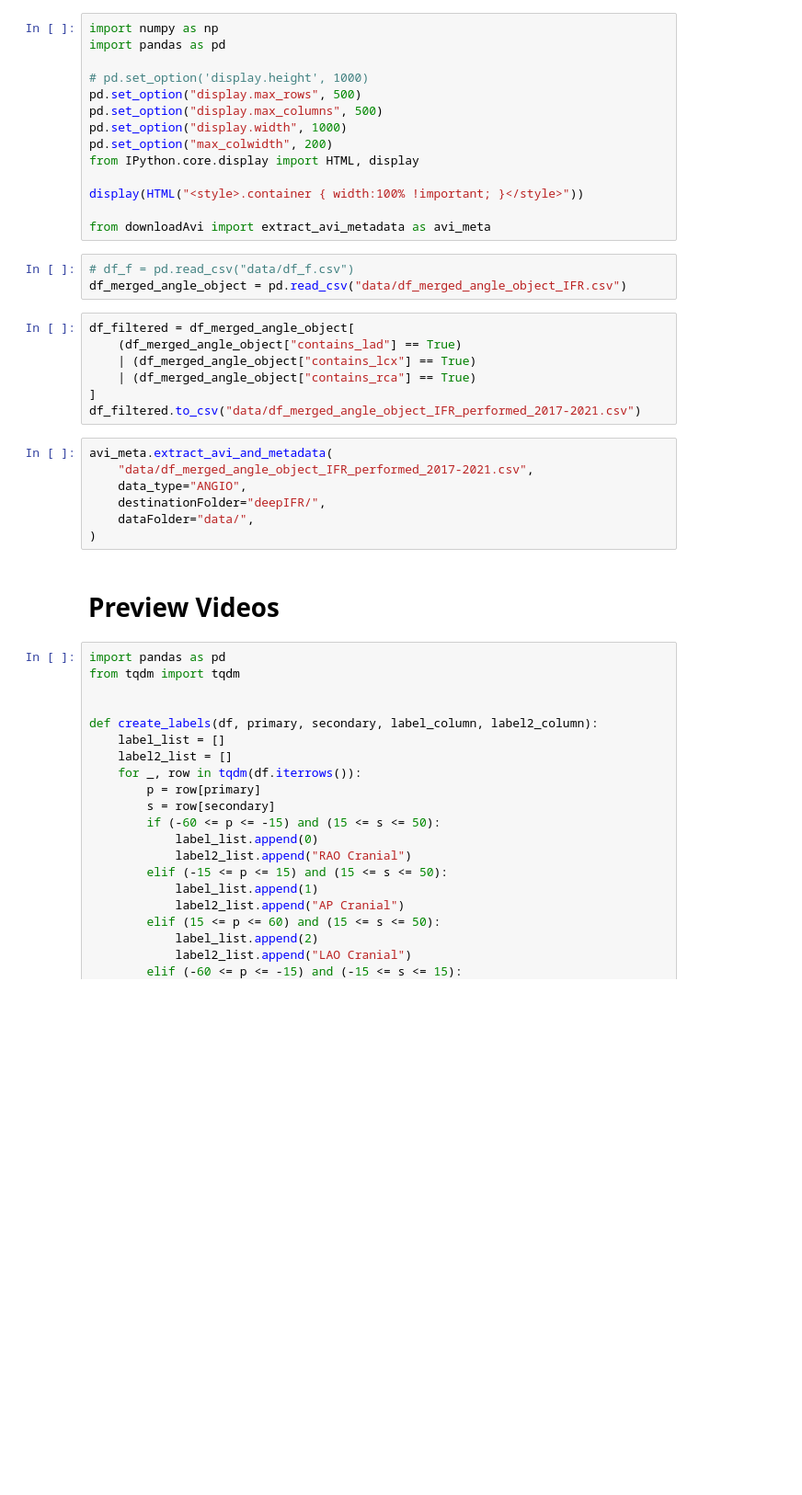
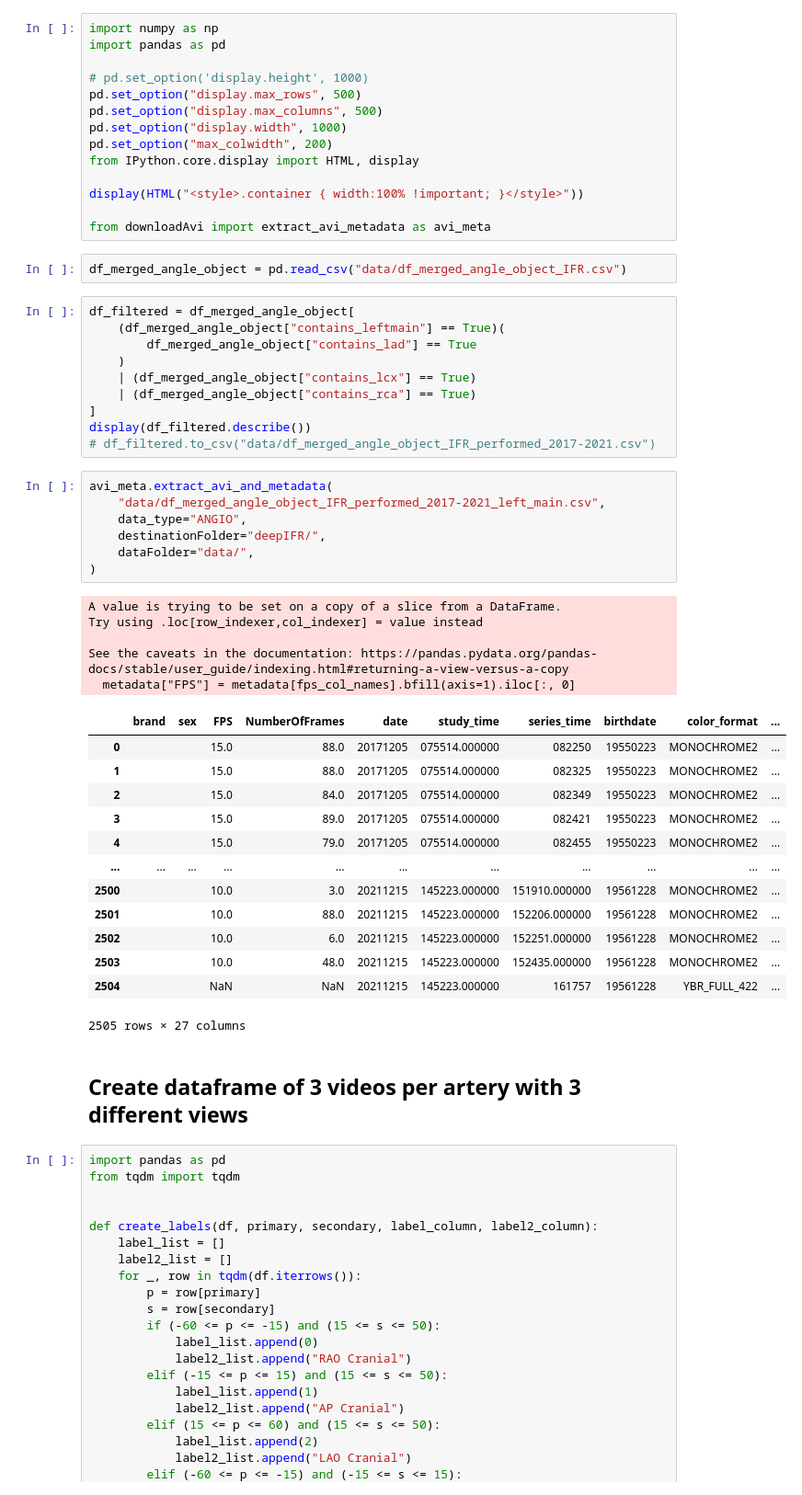
Before and after one commit to HeartWise-AI/DicomVideoProcessing, a Jupyter notebook: 2_GenerateDeepIFR.ipynb, the cells around one changed output. Shown at 92% size. Saved outputs shown, nothing was run; the diff lists cells and outputs as text; blank space fills up the shorter version.

```diff
--- a/2_GenerateDeepIFR.ipynb
+++ b/2_GenerateDeepIFR.ipynb
@@ -167,24 +170,45 @@ display(HTML("<style>.container { width:100% !important; }</style>"))
 
 from downloadAvi import extract_avi_metadata as avi_meta
 # %%
-# df_f = pd.read_csv("data/df_f.csv")
 df_merged_angle_object = pd.read_csv("data/df_merged_angle_object_IFR.csv")
 # %%
 df_filtered = df_merged_angle_object[
-    (df_merged_angle_object["contains_lad"] == True)
+    (df_merged_angle_object["contains_leftmain"] == True)(
+        df_merged_angle_object["contains_lad"] == True
+    )
     | (df_merged_angle_object["contains_lcx"] == True)
     | (df_merged_angle_object["contains_rca"] == True)
 ]
-df_filtered.to_csv("data/df_merged_angle_object_IFR_performed_2017-2021.csv")
+display(df_filtered.describe())
+# df_filtered.to_csv("data/df_merged_angle_object_IFR_performed_2017-2021.csv")
 # %%
 avi_meta.extract_avi_and_metadata(
-    "data/df_merged_angle_object_IFR_performed_2017-2021.csv",
+    "data/df_merged_angle_object_IFR_performed_2017-2021_left_main.csv",
     data_type="ANGIO",
     destinationFolder="deepIFR/",
     dataFolder="data/",
 )
+# %% [output]
+A value is trying to be set on a copy of a slice from a DataFrame.
+Try using .loc[row_indexer,col_indexer] = value instead
+
+See the caveats in the documentation: https://pandas.pydata.org/pandas-docs/stable/user_guide/indexing.html#returning-a-view-versus-a-copy
+  metadata["FPS"] = metadata[fps_col_names].bfill(axis=1).iloc[:, 0]
+|  | brand | sex | FPS | NumberOfFrames | date | study_time | series_time | birthdate | color_format | ... |
+| 0 |  |  | 15.0 | 88.0 | 20171205 | 075514.000000 | 082250 | 19550223 | MONOCHROME2 | ... |
+| 1 |  |  | 15.0 | 88.0 | 20171205 | 075514.000000 | 082325 | 19550223 | MONOCHROME2 | ... |
+| 2 |  |  | 15.0 | 84.0 | 20171205 | 075514.000000 | 082349 | 19550223 | MONOCHROME2 | ... |
+| 3 |  |  | 15.0 | 89.0 | 20171205 | 075514.000000 | 082421 | 19550223 | MONOCHROME2 | ... |
+| 4 |  |  | 15.0 | 79.0 | 20171205 | 075514.000000 | 082455 | 19550223 | MONOCHROME2 | ... |
+| ... | ... | ... | ... | ... | ... | ... | ... | ... | ... | ... |
+| 2500 |  |  | 10.0 | 3.0 | 20211215 | 145223.000000 | 151910.000000 | 19561228 | MONOCHROME2 | ... |
+| 2501 |  |  | 10.0 | 88.0 | 20211215 | 145223.000000 | 152206.000000 | 19561228 | MONOCHROME2 | ... |
+| 2502 |  |  | 10.0 | 6.0 | 20211215 | 145223.000000 | 152251.000000 | 19561228 | MONOCHROME2 | ... |
+| 2503 |  |  | 10.0 | 48.0 | 20211215 | 145223.000000 | 152435.000000 | 19561228 | MONOCHROME2 | ... |
+| 2504 |  |  | NaN | NaN | 20211215 | 145223.000000 | 161757 | 19561228 | YBR_FULL_422 | ... |
+2505 rows × 27 columns
-# %% [markdown]
-# Preview Videos
+# %% [markdown]
+## Create dataframe of 3 videos per artery with 3 different views
 # %%
 import pandas as pd
 from tqdm import tqdm
```
Also changed, not shown: parts of 43 cells of this notebook, 3 other files.
